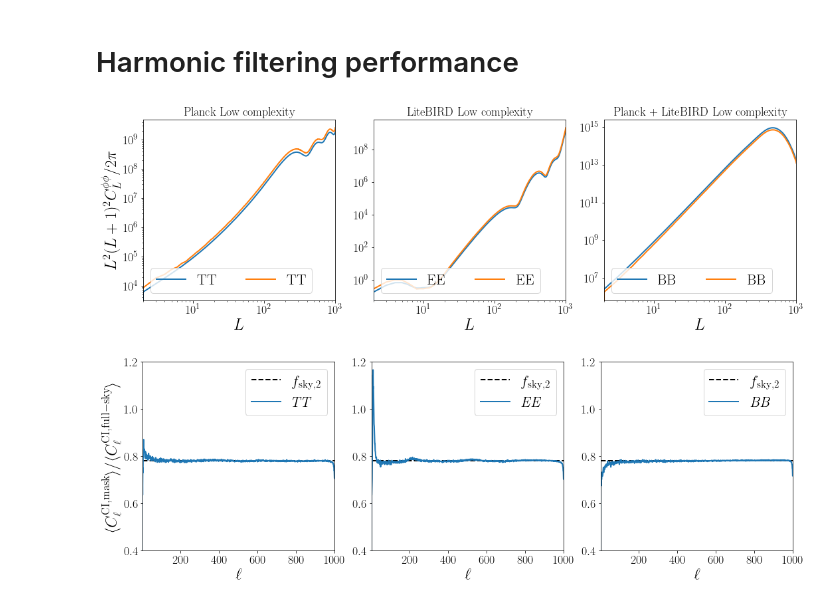
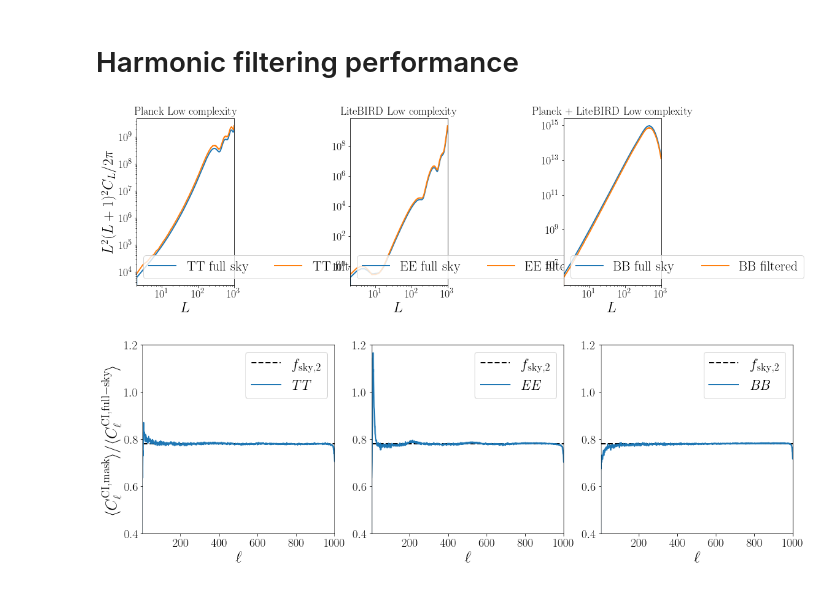
Before and after one commit to miguelrgranda/PlanckBIRD-lens, a Jupyter notebook: notebooks/harmonic_filtering_publish.ipynb, the cells around one changed output. Drawn from its saved outputs; the diff is of its cells as text; code cells hidden in the pictures.

```diff
--- a/notebooks/harmonic_filtering_publish.ipynb
+++ b/notebooks/harmonic_filtering_publish.ipynb
@@ -67,50 +67,50 @@ fig, axes = plt.subplots(1, 3, figsize=(15, 5), constrained_layout=True)  # Thre
 
 # First subplot
 ax = axes[0]
-ax.plot(factor_L_LB * mean_filtered_full_sky[0], label=f"TT")
-ax.plot(factor_L_LB * 1/mean_cls_filtered[0], label=f"TT")
+ax.plot(factor_L_LB * mean_filtered_full_sky[0], label=f"TT full sky")
+ax.plot(factor_L_LB * 1/mean_cls_filtered[0], label=f"TT filtered")
 ax.set_xlim([2, lmax_LB])
 # ax.set_ylim([1e-9, 5e-4])
 ax.set_xlabel(r'$L$')
-ax.set_ylabel(r'$L^2(L+1)^2 C_L^{\phi\phi}/2\pi$')
+ax.set_ylabel(r'$L^2(L+1)^2 C_L/2\pi$')
 ax.tick_params(axis='both', which='major')
 ax.tick_params(axis='both', which='minor')
 ax.set_xscale('log')
 ax.set_yscale('log')
 ax.legend(ncol=2, loc='lower left')
 ax.set_title("Planck Low complexity")
 
 # Second subplot
 ax = axes[1]
-ax.plot(factor_L_LB * mean_filtered_full_sky[1], label=f"EE")
-ax.plot(factor_L_LB * 1/mean_cls_filtered[1], label=f"EE")
+ax.plot(factor_L_LB * mean_filtered_full_sky[1], label=f"EE full sky")
+ax.plot(factor_L_LB * 1/mean_cls_filtered[1], label=f"EE filtered")
 ax.set_xlim([2, lmax_LB])
 # ax.set_ylim([1e-9, 5e-4])
 ax.set_xlabel(r'$L$')
 ax.tick_params(axis='both', which='major')
 ax.tick_params(axis='both', which='minor')
 ax.set_xscale('log')
 ax.set_yscale('log')
 ax.legend(ncol=2, loc='lower left')
 ax.set_title("LiteBIRD Low complexity")
 
 # Third subplot
 ax = axes[2]
-ax.plot(factor_L_LB * 1/mean_filtered_full_sky[2], label=f"BB")
-ax.plot(factor_L_LB * mean_cls_filtered[2], label=f"BB")
+ax.plot(factor_L_LB * 1/mean_filtered_full_sky[2], label=f"BB full sky")
+ax.plot(factor_L_LB * mean_cls_filtered[2], label=f"BB filtered")
 ax.set_xlim([2, lmax_LB])
 # ax.set_ylim([1e-9, 5e-4])
 ax.set_xlabel(r'$L$')
 ax.tick_params(axis='both', which='major')
 ax.tick_params(axis='both', which='minor')
 ax.set_xscale('log')
 ax.set_yscale('log')
 ax.legend(ncol=2, loc='lower left')
 ax.set_title("Planck + LiteBIRD Low complexity")
 plt.tight_layout()
 # plt.savefig(f'{directory_plots}/MCN0_low_complexity.pdf')
 # %% [output]
-[figure, old version]
+[figure, new version]
 # %%
 # Low complexity
 fg_index = 1
```
Also changed, not shown: 22 other files.
